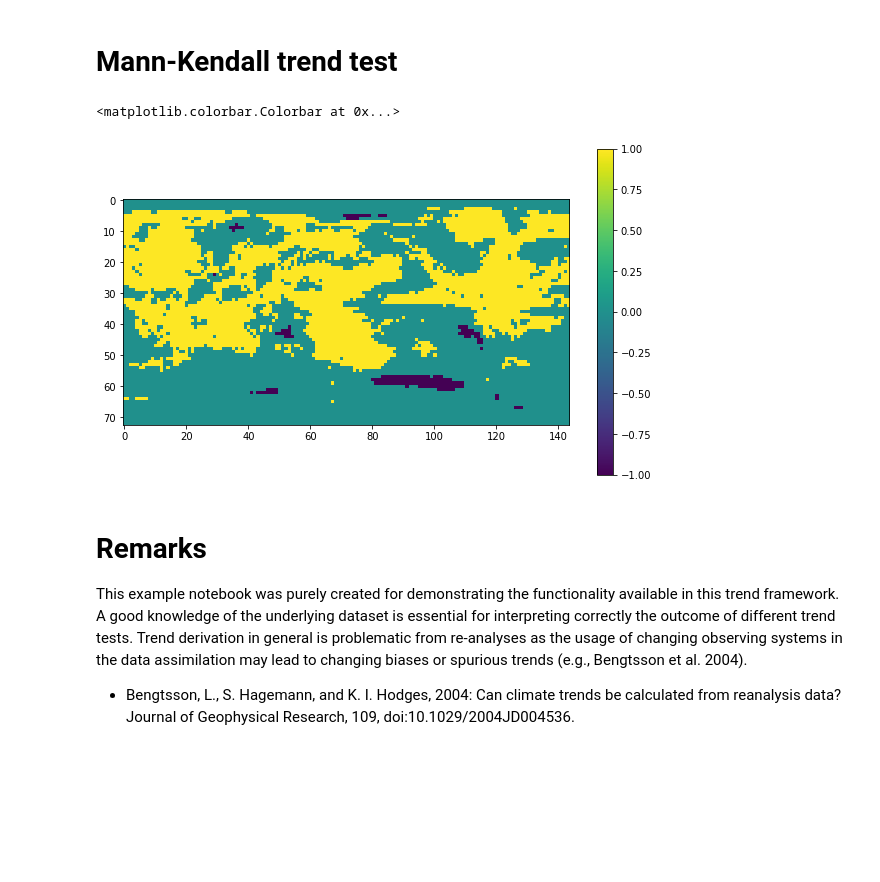
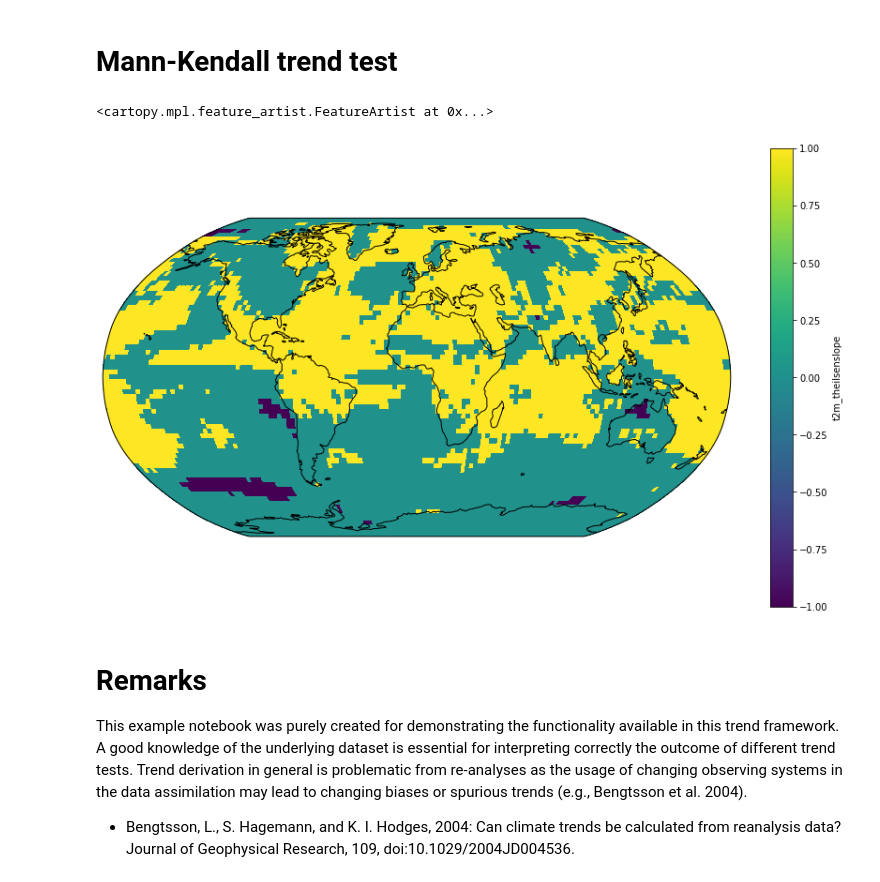
Before and after one commit to bascrezee/trend_framework, a Jupyter notebook: example_trends_3d.ipynb, the cells around one changed output. Cells and saved outputs as stored; diff of their text form; code cells hidden in the pictures; blank space fills up the shorter version.

```diff
--- a/example_trends_3d.ipynb
+++ b/example_trends_3d.ipynb
@@ -71,13 +69,15 @@ plt.colorbar()
 # %% [markdown]
 # Mann-Kendall trend test
-# %%
-result = dask.array.apply_along_axis(mannkendall,0,mydat.data)
-plt.figure(figsize=(10,6))
-plt.imshow(result)
-plt.colorbar()
-# %% [output]
-<matplotlib.colorbar.Colorbar at 0x...>
-[figure, removed]
+# %%
+mk_result = mannkendall(mydat).compute() # Like this the computation is forced.
+# %%
+fig = plt.figure(figsize=(15, 9))
+ax = fig.add_subplot(111, projection=ccrs.Robinson())
+mk_result.plot(ax=ax, transform=ccrs.PlateCarree(),robust=True,vmin=-1,vmax=1)
+ax.coastlines()
+# %% [output]
+<cartopy.mpl.feature_artist.FeatureArtist at 0x...>
+[figure, added]
 # %% [markdown]
 # Remarks
 This example notebook was purely created for demonstrating the functionality available in this trend framework. A good knowledge of the underlying dataset is essential for interpreting correctly the outcome of different trend tests. Trend derivation in general is problematic from re-analyses as the usage of changing observing systems in the data assimilation may lead to changing biases or spurious trends (e.g., Bengtsson et al. 2004).
```
Also changed, not shown: parts of 7 cells of this notebook.
